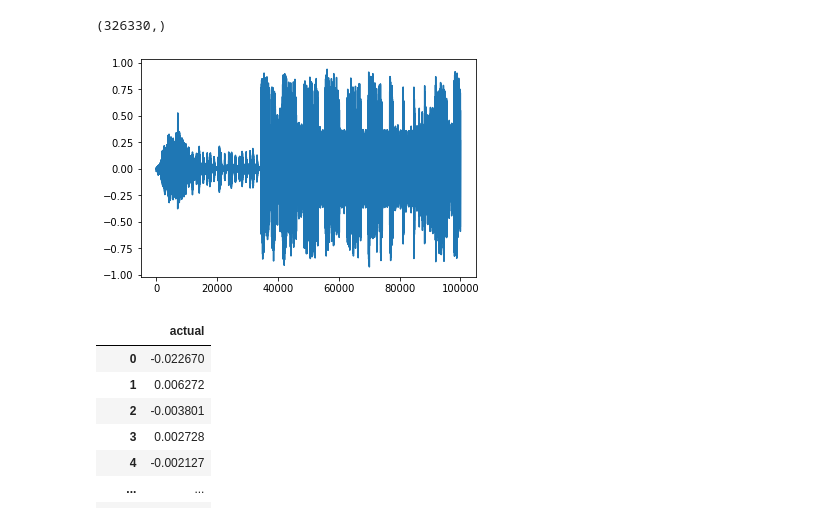
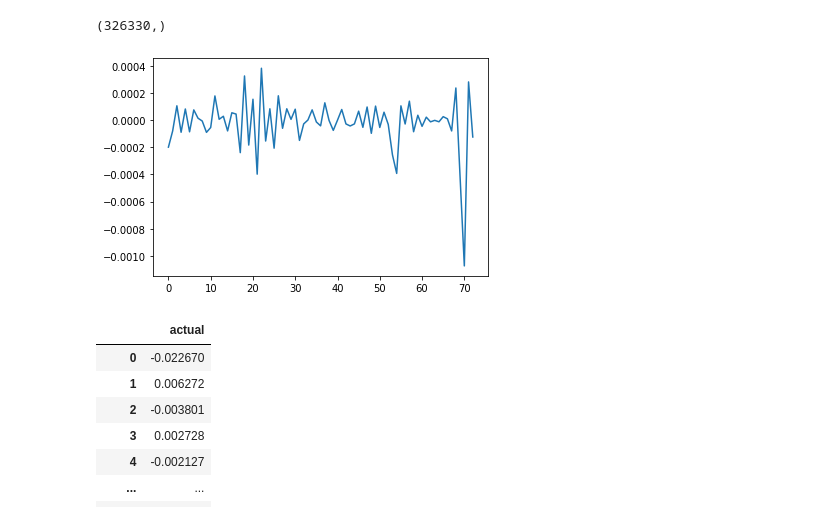
Before and after one commit to SaschaFuksa/ebeat, a Jupyter notebook: playground/sf116/Yuhee/teclab-juhee4-stochastic.ipynb, the cells around one changed output. Saved outputs shown, nothing was run; the diff lists cells and outputs as text; code cells hidden in the pictures.

Commit message:
Changed methods to load mp3 and added some more sample plots

```diff
--- a/playground/sf116/Yuhee/teclab-juhee4-stochastic.ipynb
+++ b/playground/sf116/Yuhee/teclab-juhee4-stochastic.ipynb
@@ -41,10 +48,10 @@ full_song.shape
 # %% [output]
 (326330,)
 # %%
-plt.plot(full_song[:100000])
+plt.plot(samples[9])
 plt.show()
 # %% [output]
-[figure, old version]
+[figure, new version]
 # %%
 frami = pd.DataFrame(columns=['actual'], data=full_song[:100000])
 frami
```
Also changed, not shown: parts of 12 cells of this notebook, 4 other files.
